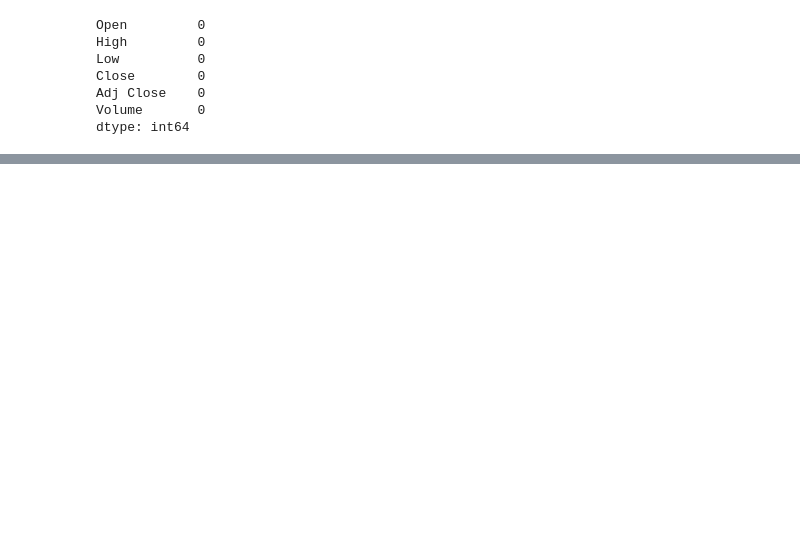
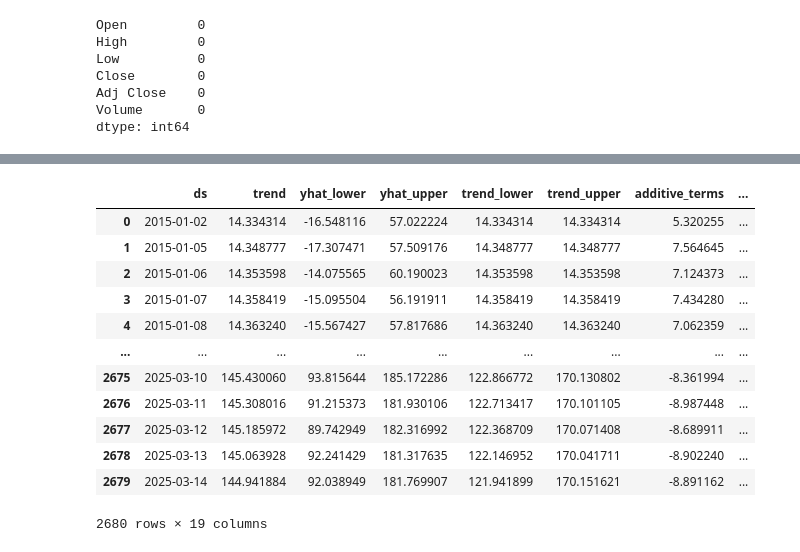
Before and after one commit to Ujjwalsolanki/ML-Stock-Price-Predictor, a Jupyter notebook: research/trials.ipynb, the cells around one changed output, grey strips where cells are left out. Saved outputs shown, nothing was run; the diff lists cells and outputs as text; code cells hidden in the pictures; blank space fills up the shorter version.

```diff
--- a/research/trials.ipynb
+++ b/research/trials.ipynb
@@ -65,0 +85,6 @@ df[0:500].iplot(y = 'High')
+# %%
+df1 = pd.DataFrame()
+df1['y'] = df.Close
+df1['ds'] = df.index
+df1
+# df['Close']
@@ -65,0 +106,7 @@ df[0:500].iplot(y = 'High')
+# %%
+from prophet import Prophet
+m = Prophet()
+m.fit(df1)  # df is a pandas.DataFrame with 'y' and 'ds' columns
+future = m.make_future_dataframe(periods=365)
+m.predict(future)
+# %% [output]
@@ -65,0 +115,13 @@ df[0:500].iplot(y = 'High')
+|  | ds | trend | yhat_lower | yhat_upper | trend_lower | trend_upper | additive_terms | ... |
+| 0 | 2015-01-02 | 14.334314 | -16.548116 | 57.022224 | 14.334314 | 14.334314 | 5.320255 | ... |
+| 1 | 2015-01-05 | 14.348777 | -17.307471 | 57.509176 | 14.348777 | 14.348777 | 7.564645 | ... |
+| 2 | 2015-01-06 | 14.353598 | -14.075565 | 60.190023 | 14.353598 | 14.353598 | 7.124373 | ... |
+| 3 | 2015-01-07 | 14.358419 | -15.095504 | 56.191911 | 14.358419 | 14.358419 | 7.434280 | ... |
+| 4 | 2015-01-08 | 14.363240 | -15.567427 | 57.817686 | 14.363240 | 14.363240 | 7.062359 | ... |
+| ... | ... | ... | ... | ... | ... | ... | ... | ... |
+| 2675 | 2025-03-10 | 145.430060 | 93.815644 | 185.172286 | 122.866772 | 170.130802 | -8.361994 | ... |
+| 2676 | 2025-03-11 | 145.308016 | 91.215373 | 181.930106 | 122.713417 | 170.101105 | -8.987448 | ... |
+| 2677 | 2025-03-12 | 145.185972 | 89.742949 | 182.316992 | 122.368709 | 170.071408 | -8.689911 | ... |
+| 2678 | 2025-03-13 | 145.063928 | 92.241429 | 181.317635 | 122.146952 | 170.041711 | -8.902240 | ... |
+| 2679 | 2025-03-14 | 144.941884 | 92.038949 | 181.769907 | 121.941899 | 170.151621 | -8.891162 | ... |
+2680 rows × 19 columns
```
Also changed, not shown: parts of 14 cells of this notebook, 5 other files.
